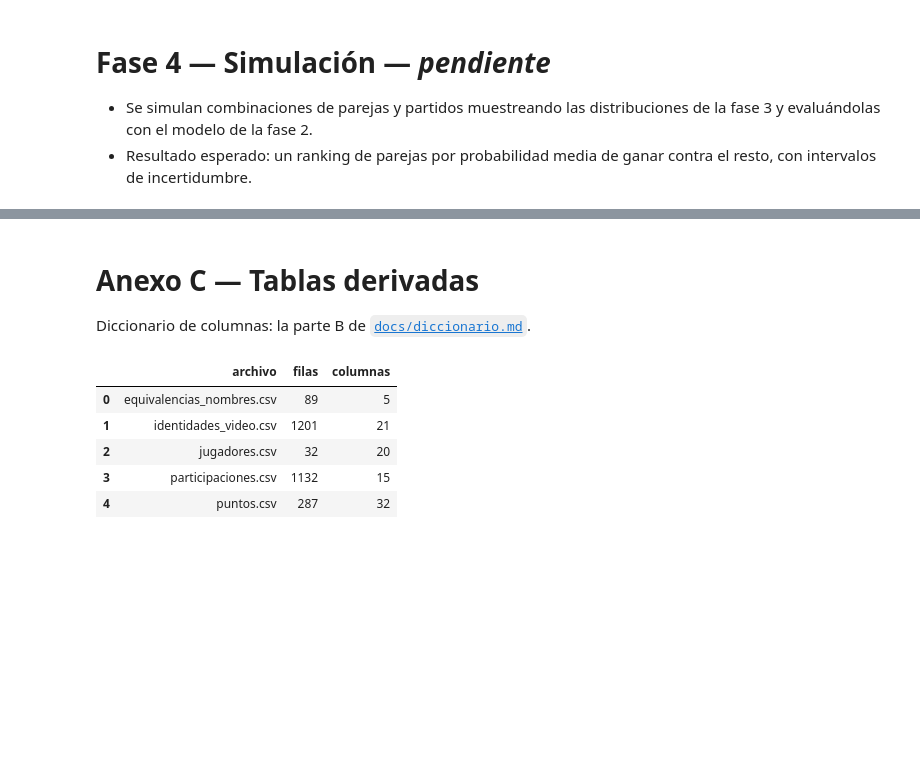
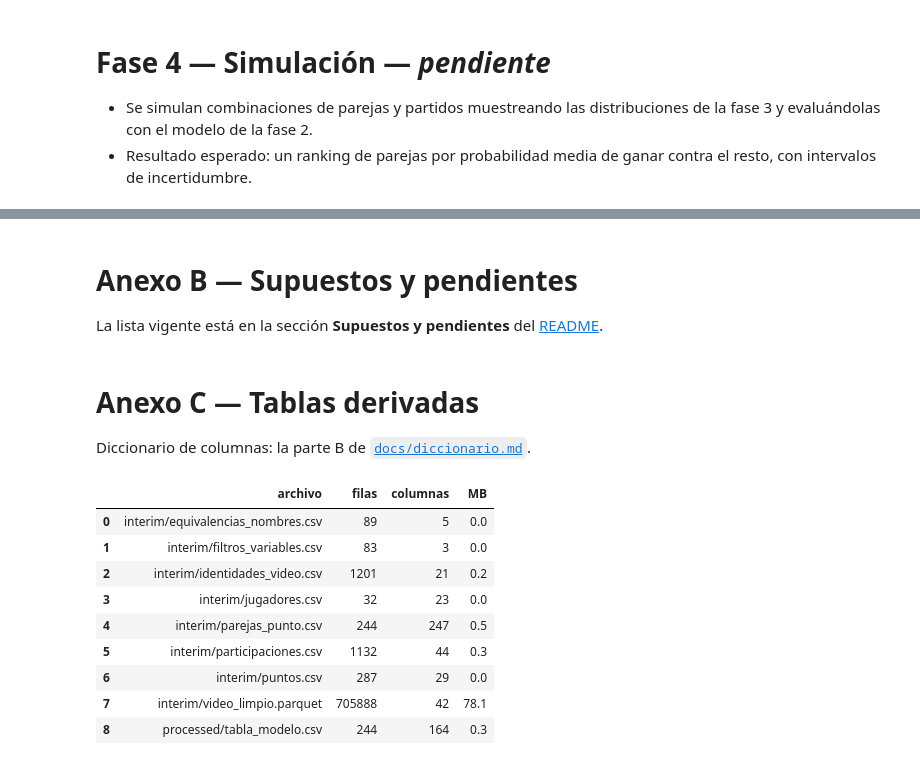
Before and after one commit to juanjocamposv/Proyecto_final_analitica, a Jupyter notebook: notebooks/Proyecto_Parejas_Padel.ipynb, the cells around one changed output, grey strips where cells are left out. Cells and saved outputs as stored; diff of their text form; code cells hidden in the pictures; blank space fills up the shorter version.

```diff
--- a/notebooks/Proyecto_Parejas_Padel.ipynb
+++ b/notebooks/Proyecto_Parejas_Padel.ipynb
@@ -968,16 +1315,28 @@ Ordenado por fase y sección. La misma tabla se mantiene en `CLAUDE.md`.
+# %% [markdown]
+# Anexo B — Supuestos y pendientes
+
+La lista vigente está en la sección **Supuestos y pendientes** del [README](../README.md#supuestos-y-pendientes).
 # %% [markdown]
 # Anexo C — Tablas derivadas
 
 Diccionario de columnas: la parte B de [`docs/diccionario.md`](../docs/diccionario.md).
 # %%
+def leer_interim(f):
+    return pd.read_parquet(f) if f.suffix == '.parquet' else pd.read_csv(f, encoding='utf-8-sig', low_memory=False)
+
 display(pd.DataFrame([
-    {'archivo': f.name, 'filas': len(t := pd.read_csv(f, encoding='utf-8-sig', low_memory=False)), 'columnas': t.shape[1]}
-    for f in sorted(datos.DATA_INTERIM.glob('*.csv'))
+    {'archivo': f'{f.parent.name}/{f.name}', 'filas': len(t := leer_interim(f)), 'columnas': t.shape[1],
+     'MB': round(f.stat().st_size / 1e6, 1)}
+    for f in sorted([*datos.DATA_INTERIM.glob('*.csv'), *datos.DATA_INTERIM.glob('*.parquet'), *datos.DATA_PROCESSED.glob('*.csv')])
 ]))
 # %% [output]
-|  | archivo | filas | columnas |
-| 0 | equivalencias_nombres.csv | 89 | 5 |
-| 1 | identidades_video.csv | 1201 | 21 |
-| 2 | jugadores.csv | 32 | 20 |
-| 3 | participaciones.csv | 1132 | 15 |
-| 4 | puntos.csv | 287 | 32 |
+|  | archivo | filas | columnas | MB |
+| 0 | interim/equivalencias_nombres.csv | 89 | 5 | 0.0 |
+| 1 | interim/filtros_variables.csv | 83 | 3 | 0.0 |
+| 2 | interim/identidades_video.csv | 1201 | 21 | 0.2 |
+| 3 | interim/jugadores.csv | 32 | 23 | 0.0 |
+| 4 | interim/parejas_punto.csv | 244 | 247 | 0.5 |
+| 5 | interim/participaciones.csv | 1132 | 44 | 0.3 |
+| 6 | interim/puntos.csv | 287 | 29 | 0.0 |
+| 7 | interim/video_limpio.parquet | 705888 | 42 | 78.1 |
+| 8 | processed/tabla_modelo.csv | 244 | 164 | 0.3 |
```
Also changed, not shown: parts of 41 cells of this notebook, 37 other files.
